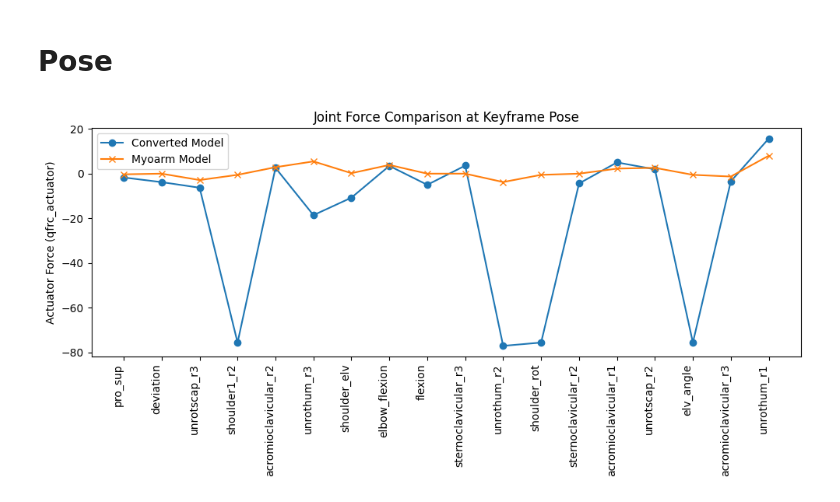
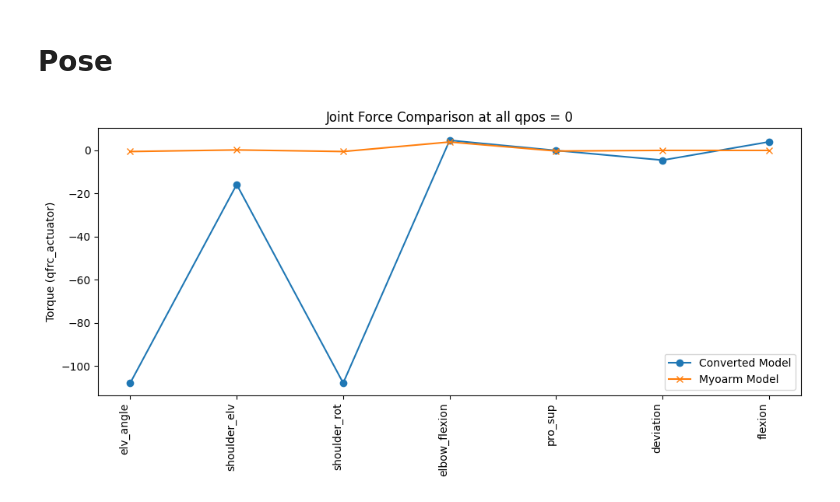
Before and after one commit to SeojinYoon/StudyForMyoSuite, a Jupyter notebook: MyoConverter/MOBL/compare_passive_force.ipynb, the cells around one changed output. Cells and saved outputs as stored; diff of their text form; code cells hidden in the pictures.

```diff
--- a/MyoConverter/MOBL/compare_passive_force.ipynb
+++ b/MyoConverter/MOBL/compare_passive_force.ipynb
@@ -14,7 +18,7 @@ import mujoco
 # %% [markdown]
 # Paths
 # %%
-converted_model_path = "/mnt/ext1/seojin/temp/MOBL_ARMS_fixed_41/temp_cvt3.xml"
+converted_model_path = "/mnt/ext1/seojin/temp/MOBL_ARMS_41_normal/temp_cvt3.xml"
 myoarm_model_path = "/home/seojin/biomechanics_tools/myo_sim/arm/myoarm.xml"
 # %% [markdown]
 # Model
@@ -26,6 +30,8 @@ converted_model_joint_names = [converted_model.joint(i).name for i in range(conv
 myoarm_model = mujoco.MjModel.from_xml_path(myoarm_model_path)
 myoarm_model.opt.gravity = [0,0,0]
 myoarm_model_joint_names = [myoarm_model.joint(i).name for i in range(myoarm_model.njnt)]
+# %%
+dependent_joints, independent_joints = get_mujoco_joints(converted_model_path)
 # %% [markdown]
 # Pose
 # %%
@@ -53,36 +59,36 @@ def sim_qfrc(model, qpos):
     if model.na > 0:
         mj_data.act[:] = 0.0
     mujoco.mj_forward(model, mj_data)
 
     """
     target = "INFSP"
     aid = mujoco.mj_name2id(model, mujoco.mjtObj.mjOBJ_ACTUATOR, target)
-
     model.actuator_biasprm[aid, :] = 0
     mujoco.mj_forward(model, mj_data)
     """
+
     return mj_data.qfrc_actuator.copy()
 
 converted_qfrc = sim_qfrc(converted_model, converted_model_qpos)
 myoarm_qfrc = sim_qfrc(myoarm_model, myoarm_qpos)
 
 converted_plot_data = []
 myoarm_plot_data = []
-for joint_name in intersect_joints:
+for joint_name in independent_joints:
     c_dof_adr = converted_model.joint(joint_name).dofadr[0]
     m_dof_adr = myoarm_model.joint(joint_name).dofadr[0]
 
     converted_plot_data.append(converted_qfrc[c_dof_adr])
     myoarm_plot_data.append(myoarm_qfrc[m_dof_adr])
 
 plt.figure(figsize=(10, 5))
 plt.plot(converted_plot_data, label='Converted Model', marker='o')
 plt.plot(myoarm_plot_data, label='Myoarm Model', marker='x')
-plt.xticks(range(len(intersect_joints)), intersect_joints, rotation=90, ha='right')
-plt.ylabel('Actuator Force (qfrc_actuator)')
-plt.title('Joint Force Comparison at Keyframe Pose')
+plt.xticks(range(len(independent_joints)), independent_joints, rotation=90, ha='right')
+plt.ylabel('Torque (qfrc_actuator)')
+plt.title('Joint Force Comparison at all qpos = 0')
 plt.legend()
 plt.tight_layout()
 plt.show()
 # %% [output]
-[figure, old version]
+[figure, new version]
```
Also changed, not shown: parts of 1 cell of this notebook, 5 other files.
